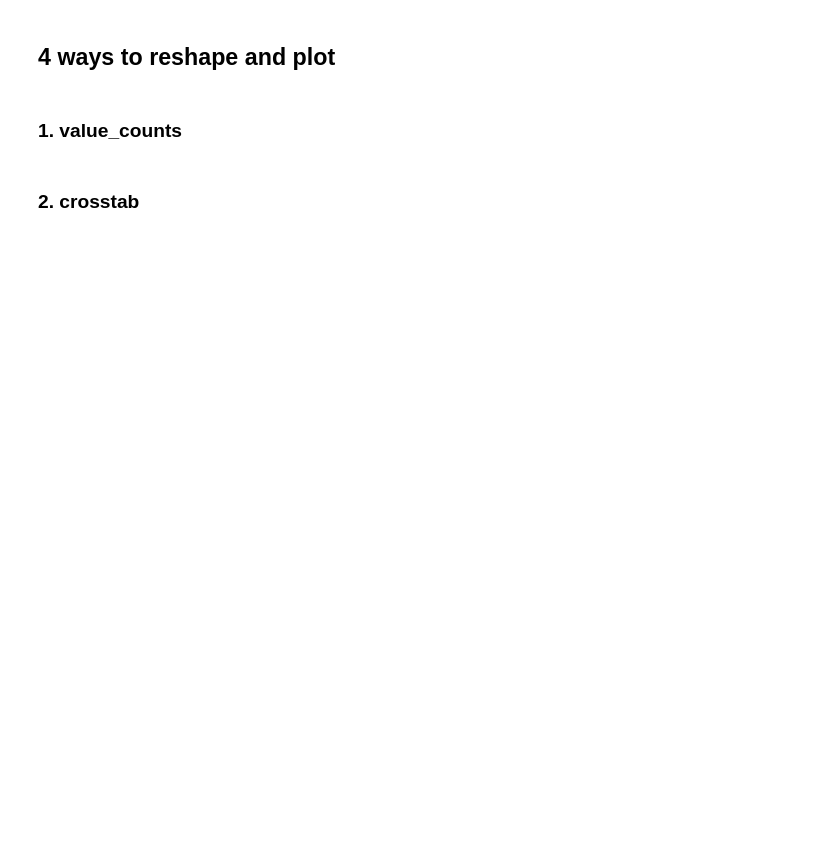
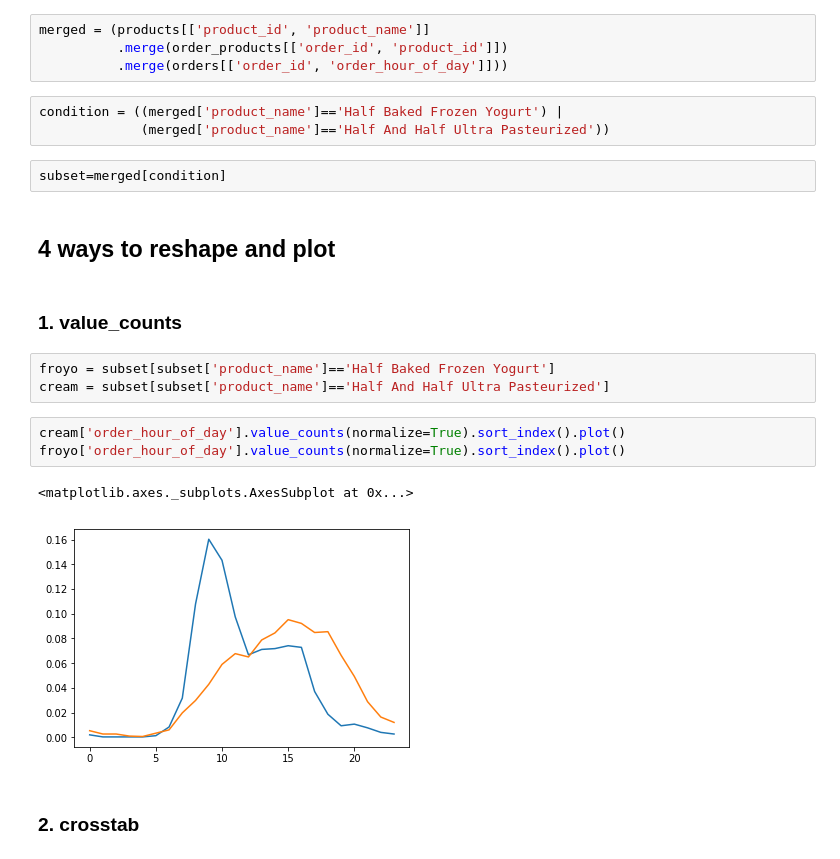
Before and after one commit to bloominstituteoftechnology/DS-Unit-1-Sprint-2-Data-Wrangling-and-Storytelling, a Jupyter notebook: module3-reshape-data/LS_DS_123_Reshape_data.ipynb, the cells around one changed output. Cells and saved outputs as stored; diff of their text form; blank space fills up the shorter version.

```diff
--- a/module3-reshape-data/LS_DS_123_Reshape_data.ipynb
+++ b/module3-reshape-data/LS_DS_123_Reshape_data.ipynb
@@ -224,6 +304,24 @@ product_names = ['Half Baked Frozen Yogurt', 'Half And Half Ultra Pasteurized']
+# %%
+merged = (products[['product_id', 'product_name']]
+          .merge(order_products[['order_id', 'product_id']])
+          .merge(orders[['order_id', 'order_hour_of_day']]))
+# %%
+condition = ((merged['product_name']=='Half Baked Frozen Yogurt') |
+             (merged['product_name']=='Half And Half Ultra Pasteurized'))
+# %%
+subset=merged[condition]
 # %% [markdown]
 ## 4 ways to reshape and plot
 # %% [markdown]
 ### 1. value_counts
+# %%
+froyo = subset[subset['product_name']=='Half Baked Frozen Yogurt']
+cream = subset[subset['product_name']=='Half And Half Ultra Pasteurized']
+# %%
+cream['order_hour_of_day'].value_counts(normalize=True).sort_index().plot()
+froyo['order_hour_of_day'].value_counts(normalize=True).sort_index().plot()
+# %% [output]
+<matplotlib.axes._subplots.AxesSubplot at 0x...>
+[figure, added]
 # %% [markdown]
 ### 2. crosstab
```
Also changed, not shown: parts of 21 cells of this notebook.
